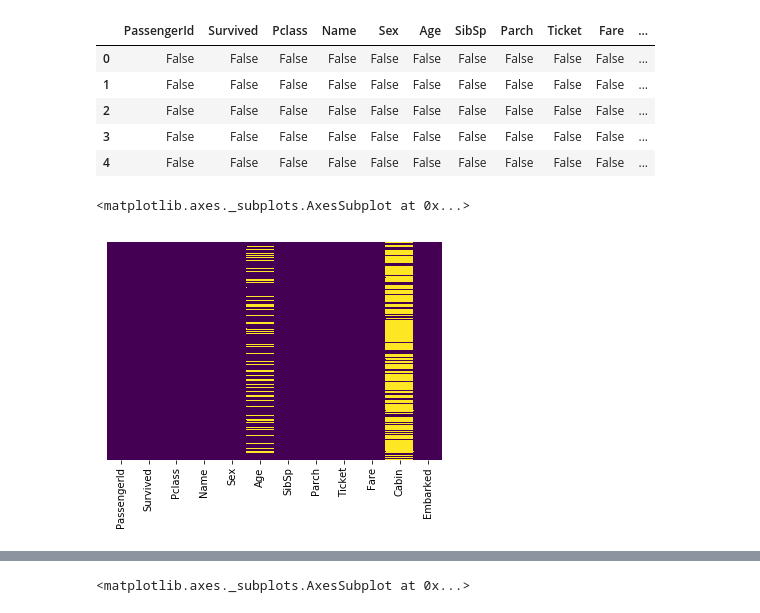
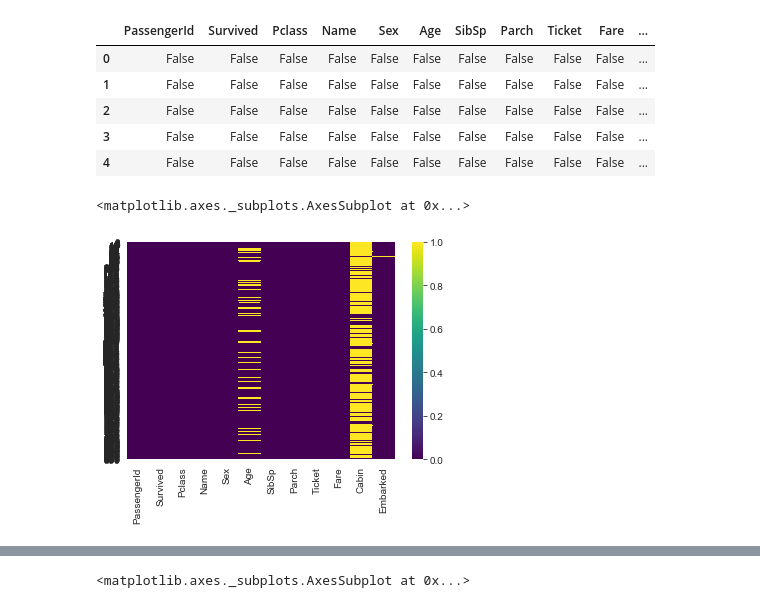
Before and after one commit to dumbaremanjusha08/QX_DataScience_Manjusha, a Jupyter notebook: Unit 5/Logistic-Regression-on-Titanic-Dataset/Logistic.ipynb, the cells around one changed output, grey strips where cells are left out. Saved outputs shown, nothing was run; the diff lists cells and outputs as text; code cells hidden in the pictures.

```diff
--- a/Unit 5/Logistic-Regression-on-Titanic-Dataset/Logistic.ipynb
+++ b/Unit 5/Logistic-Regression-on-Titanic-Dataset/Logistic.ipynb
@@ -45,10 +45,10 @@ train.isnull().head()
 | 3 | False | False | False | False | False | False | False | False | False | False | ... |
 | 4 | False | False | False | False | False | False | False | False | False | False | ... |
 # %%
-sns.heatmap(train.isnull(),yticklabels=False,cbar=False,cmap='viridis')
+sns.heatmap(train.isnull(),yticklabels=True,cbar=True,cmap='viridis')
 # %% [output]
 <matplotlib.axes._subplots.AxesSubplot at 0x...>
-[figure, old version]
+[figure, new version]
 # %%
 sns.set_style('whitegrid')
 sns.countplot(x='Survived',data=train)
```
Also changed, not shown: parts of 2 cells of this notebook.
